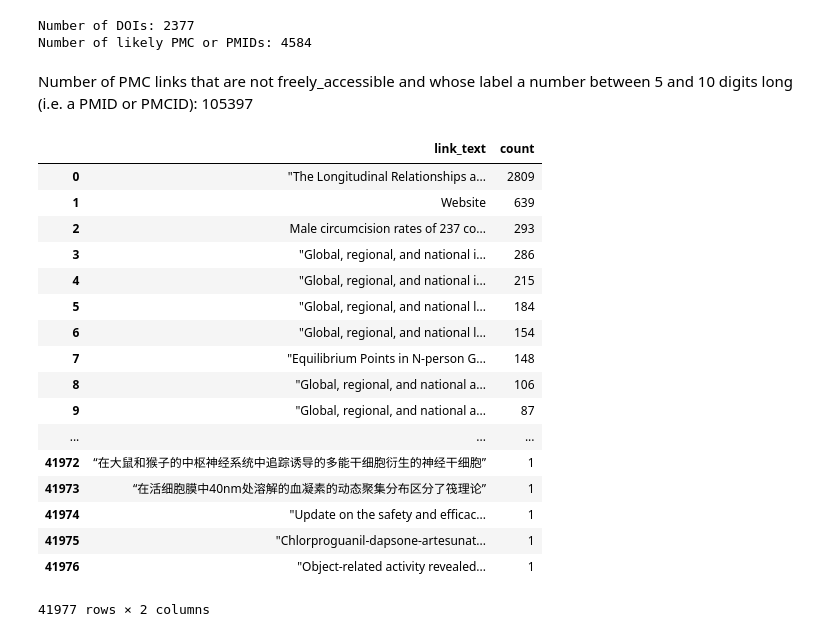
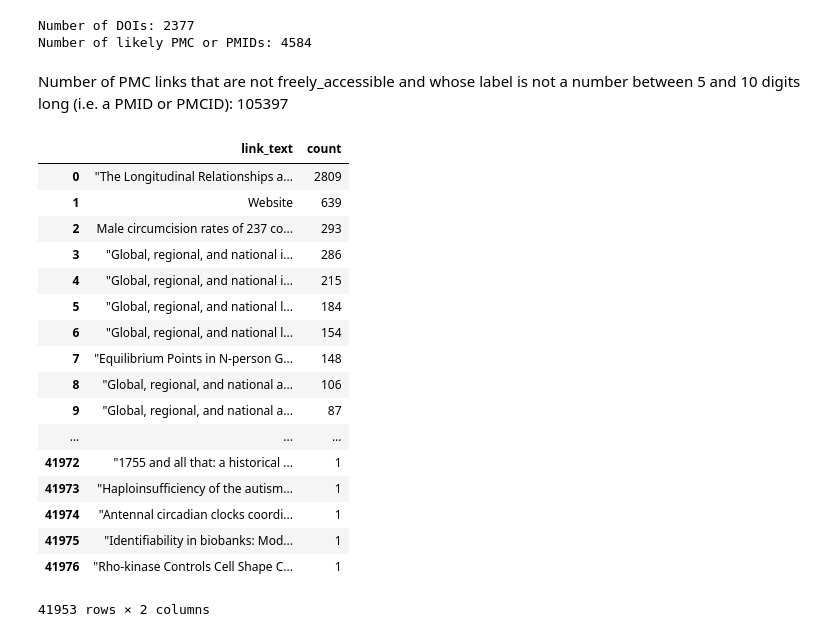
Before and after one commit to elifesciences-publications/wiki-citation-usage, a Jupyter notebook: ncbi-and-free-exploration.ipynb, the cells around one changed output. Drawn from its saved outputs; the diff is of its cells as text; code cells hidden in the pictures.

```diff
--- a/ncbi-and-free-exploration.ipynb
+++ b/ncbi-and-free-exploration.ipynb
@@ -343,25 +343,26 @@ notfree_pmc_labels_pandas = notfree_pmc_labels_df.toPandas()
 # %%
 pd.options.display.max_rows=20
 not_free_pmc = notfree_pmc_labels_pandas.loc[-(notfree_pmc_labels_pandas['link_text'].str.contains('^\d{5,10}$'))]['count'].sum()
-display(Markdown("Number of PMC links that are not freely_accessible and whose label a number between 5 and 10 digits long (i.e. a PMID or PMCID): {0}".format(not_free_pmc)))
-notfree_pmc_labels_pandas
+display(Markdown("Number of PMC links that are not freely_accessible and whose label is not a number between 5 and 10 digits long (i.e. a PMID or PMCID): {0}".format(not_free_pmc)))
+#notfree_pmc_labels_pandas
+notfree_pmc_labels_pandas.loc[-(notfree_pmc_labels_pandas['link_text'].str.contains('^\d{5,10}$'))]
 # %% [output]
-Number of PMC links that are not freely_accessible and whose label a number between 5 and 10 digits long (i.e. a PMID or PMCID): 105397
+Number of PMC links that are not freely_accessible and whose label is not a number between 5 and 10 digits long (i.e. a PMID or PMCID): 105397
 |  | link_text | count |
 | 0 | "The Longitudinal Relationships a... | 2809 |
 | 1 | Website | 639 |
 | 2 | Male circumcision rates of 237 co... | 293 |
 | 3 | "Global, regional, and national i... | 286 |
 | 4 | "Global, regional, and national i... | 215 |
 | 5 | "Global, regional, and national l... | 184 |
 | 6 | "Global, regional, and national l... | 154 |
 | 7 | "Equilibrium Points in N-person G... | 148 |
 | 8 | "Global, regional, and national a... | 106 |
 | 9 | "Global, regional, and national a... | 87 |
 | ... | ... | ... |
-| 41972 | “在大鼠和猴子的中枢神经系统中追踪诱导的多能干细胞衍生的神经干细胞” | 1 |
-| 41973 | “在活细胞膜中40nm处溶解的血凝素的动态聚集分布区分了筏理论” | 1 |
-| 41974 | "Update on the safety and efficac... | 1 |
-| 41975 | "Chlorproguanil-dapsone-artesunat... | 1 |
-| 41976 | "Object-related activity revealed... | 1 |
+| 41972 | "1755 and all that: a historical ... | 1 |
+| 41973 | "Haploinsufficiency of the autism... | 1 |
+| 41974 | "Antennal circadian clocks coordi... | 1 |
+| 41975 | "Identifiability in biobanks: Mod... | 1 |
+| 41976 | "Rho-kinase Controls Cell Shape C... | 1 |
-41977 rows × 2 columns
+41953 rows × 2 columns
```
Also changed, not shown: parts of 2 cells of this notebook.
